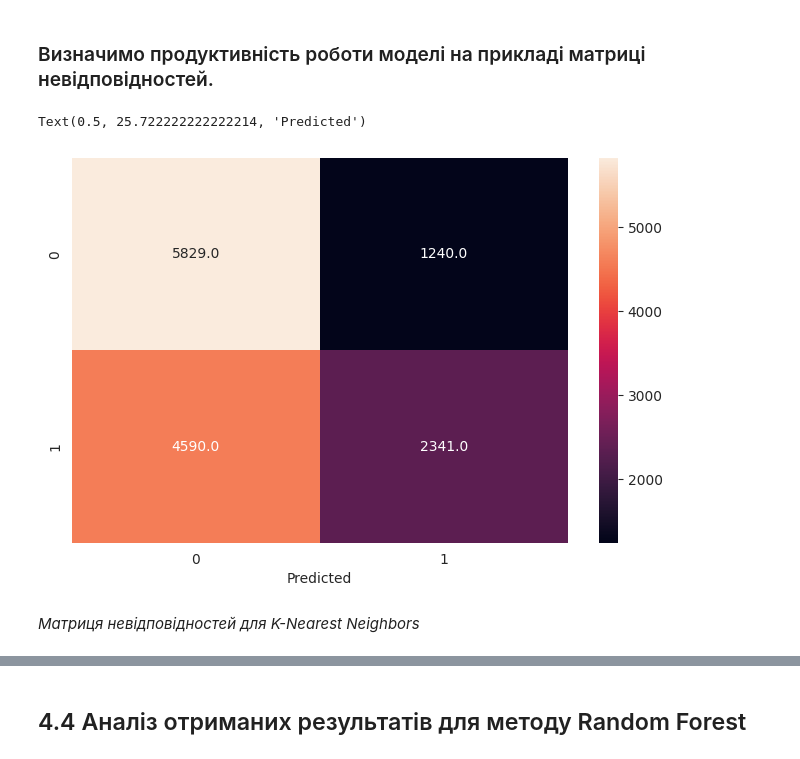
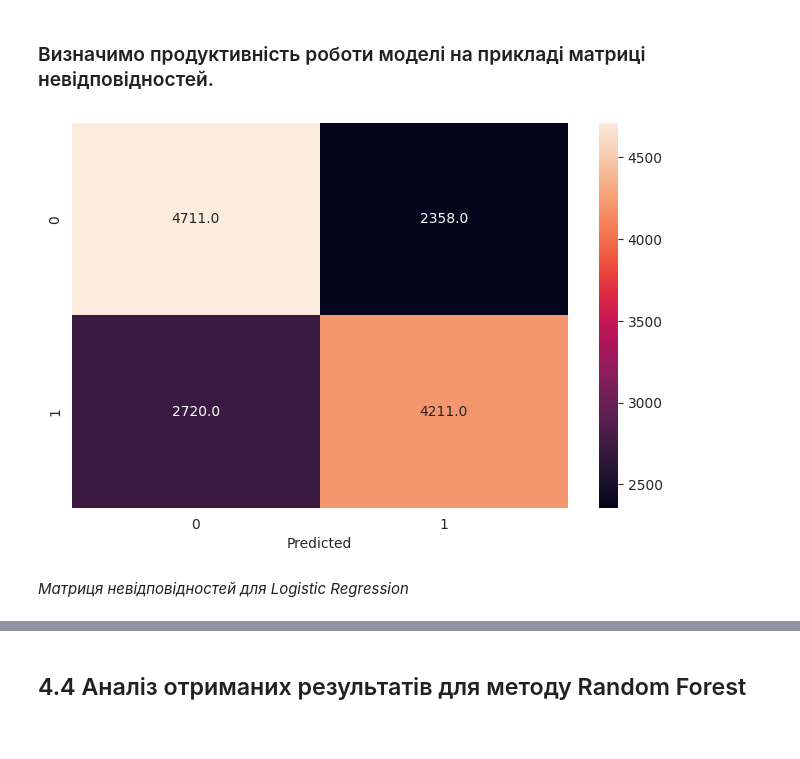
Before and after one commit to SideShowBoBGOT/DataAnalysisFourthSemester, a Jupyter notebook: CourseWork/work.ipynb, the cells around one changed output, grey strips where cells are left out. Drawn from its saved outputs; the diff is of its cells as text; code cells hidden in the pictures.

```diff
--- a/CourseWork/work.ipynb
+++ b/CourseWork/work.ipynb
@@ -165,9 +165,11 @@ Test accuracy: 0.60807
 ### Визначимо продуктивність роботи моделі на прикладі матриці невідповідностей. Для цього застосуємо sklearn.metrics.plot_confusion_matrix. Матриця має два рядки та дві колонки: перший ряд і перша колонка - це істинно позитивні значення, тобто людина здорова і модель не визначила захворювання; першмй ряд і друга колонка - хибно позитивні, тобто людина здорова, а модель сказала, що є захворювання; другий ряд і перша колонка - хибно негативні, тобто людина хвора, а модель сказала, що здорова; другий ряд і друга колонка - істинно негативні, тобто людина хвора і модель сказала, що хвора.
 # %%
 from sklearn.metrics import confusion_matrix
-y_predicted = knn.predict(x_test)
-cm = confusion_matrix(y_test, y_predicted)
-plt.figure(figsize = (8,5))
-sns.heatmap(cm, annot=True, fmt=".1f")
-plt.xlabel('Predicted')
+def conf_mat(model, x_test, y_test):
+    y_predicted = model.predict(x_test)
+    cm = confusion_matrix(y_test, y_predicted)
+    plt.figure(figsize = (8,5))
+    sns.heatmap(cm, annot=True, fmt=".1f")
+    plt.xlabel('Predicted')
+conf_mat(knn, x_test, y_test)
 # %% [output]
@@ -204,4 +204,0 @@ plt.show()
-# %%
-from sklearn.linear_model import LogisticRegression
-logisticRegr = LogisticRegression(random_state=0)
-logisticRegr.fit(x_train, y_train)
@@ -209,0 +207,13 @@ LogisticRegression()
+# %%
+import numpy as np
+from sklearn.linear_model import LogisticRegression
+from sklearn.pipeline import Pipeline
+from sklearn.preprocessing import StandardScaler
+sc = StandardScaler()
+logisticRegr = LogisticRegression()
+pipe = Pipeline(steps=[('sc', sc), ('logisticRegr', logisticRegr)])
+c = np.logspace(-4, 4, 60)
+penalty = ['l1', 'l2']
+params = dict(logisticRegr__C=c, logisticRegr__penalty=penalty)
+log_reg = GridSearchCV(pipe, params)
+log_reg.fit(x_train, y_train)
@@ -221,14 +262,9 @@ Test accuracy: 0.58357
 *Точність моделі Logistic Regression*
 # %% [markdown]
 ### Визначимо продуктивність роботи моделі на прикладі матриці невідповідностей.
-# %%
-y_predicted = logisticRegr.predict(x_test)
-cm = confusion_matrix(y_test, y_predicted)
-plt.figure(figsize = (8,5))
-sns.heatmap(cm, annot=True, fmt=".1f")
-plt.xlabel('Predicted')
-# %% [output]
-Text(0.5, 25.722222222222214, 'Predicted')
-[figure, removed]
+# %%
+conf_mat(log_reg, x_test, y_test)
+# %% [output]
+[figure, added]
 # %% [markdown]
-*Матриця невідповідностей для K-Nearest Neighbors*
+*Матриця невідповідностей для Logistic Regression*
```
Also changed, not shown: parts of 10 cells of this notebook, 1 other file.
